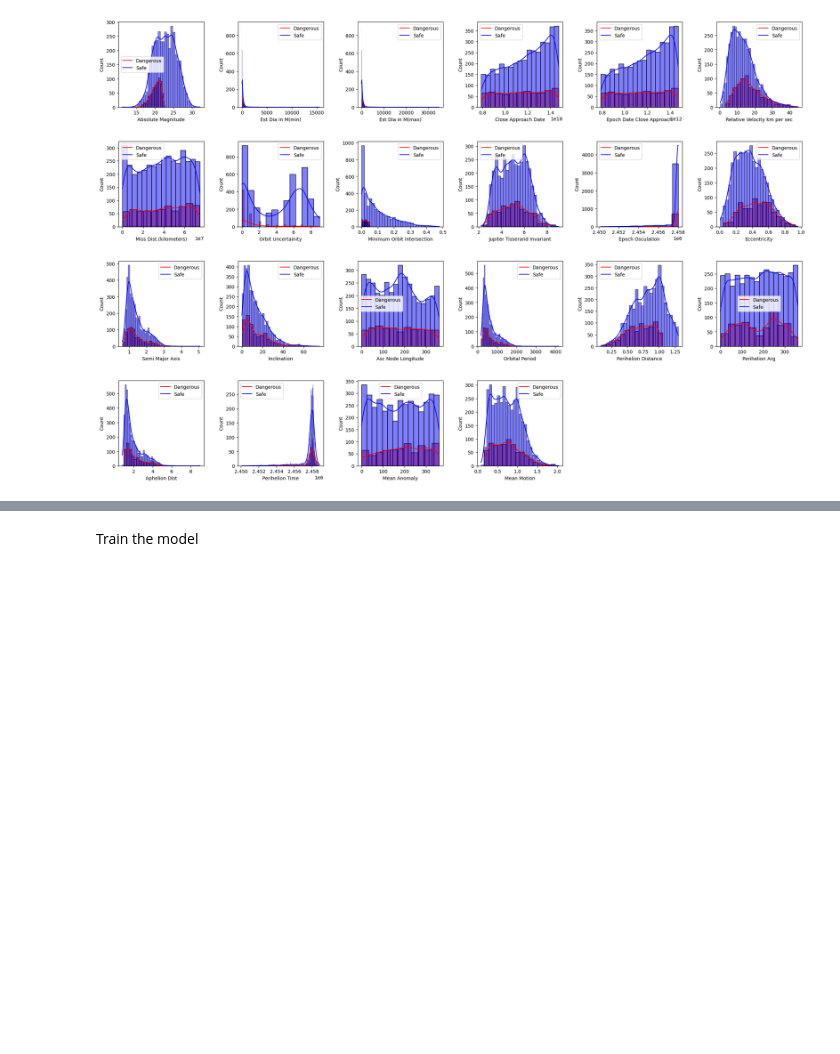
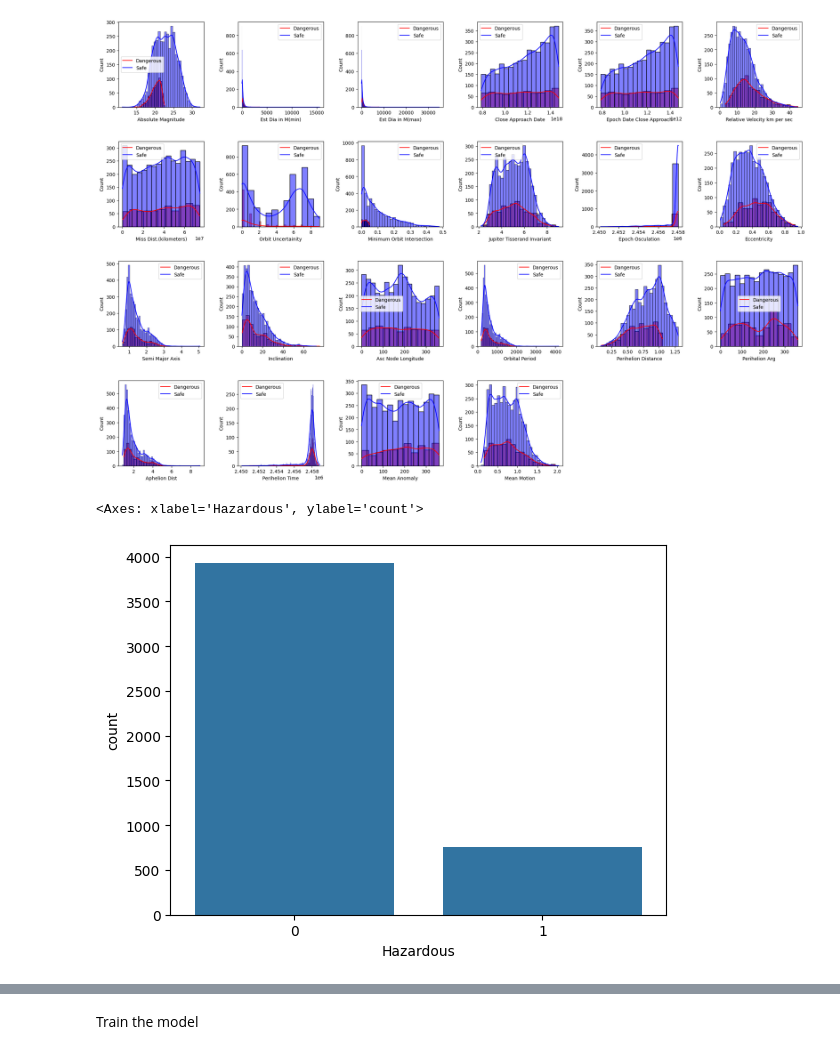
Before and after one commit to Monsterdied/AI, a Jupyter notebook: proj2/Nasa_Asteroids.ipynb, the cells around one changed output, grey strips where cells are left out. Drawn from its saved outputs; the diff is of its cells as text; code cells hidden in the pictures; blank space fills up the shorter version.

```diff
--- a/proj2/Nasa_Asteroids.ipynb
+++ b/proj2/Nasa_Asteroids.ipynb
@@ -230,3 +256,8 @@ plt.show()
 20 Mean Anomaly
 21 Mean Motion
 [figure]
+# %%
+sb.countplot(x=new_df['Hazardous'])
+# %% [output]
+<Axes: xlabel='Hazardous', ylabel='count'>
+[figure, added]
```
Also changed, not shown: parts of 15 cells of this notebook.
